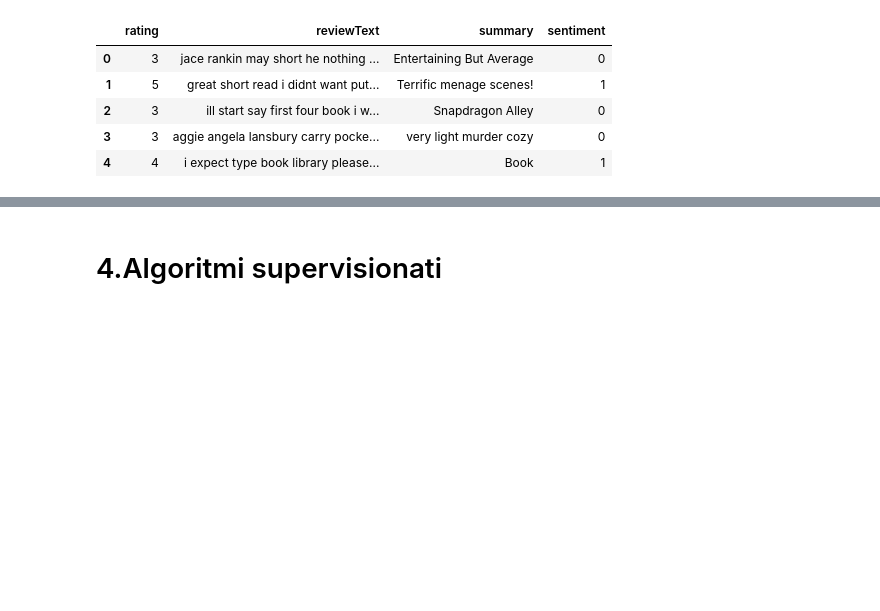
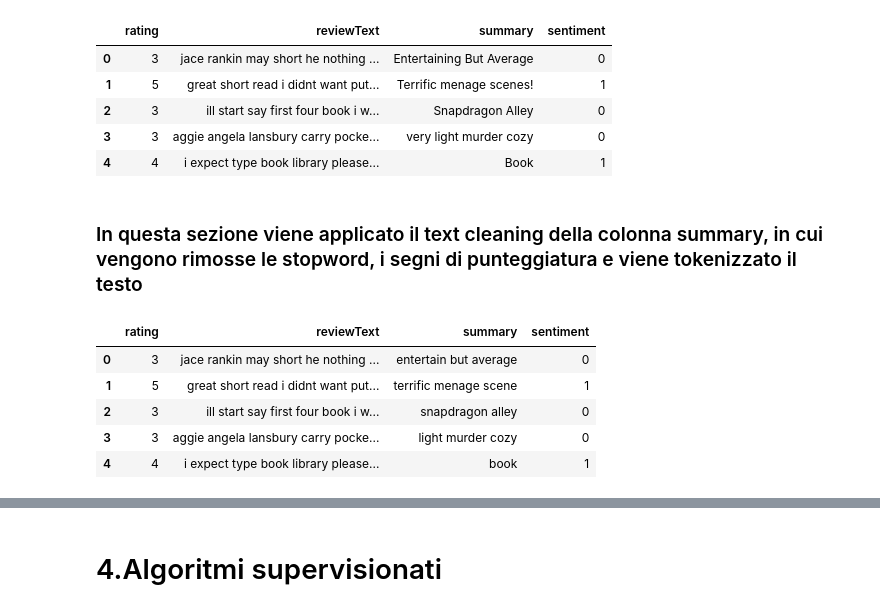
Before and after one commit to Ferru2000/SentimentAnalysis, a Jupyter notebook: Main.ipynb, the cells around one changed output, grey strips where cells are left out. Saved outputs shown, nothing was run; the diff lists cells and outputs as text; code cells hidden in the pictures; blank space fills up the shorter version.

```diff
--- a/Main.ipynb
+++ b/Main.ipynb
@@ -86,8 +86,8 @@ clean_dataset["reviewText"] = clean_dataset["reviewText"].apply(lambda text: Nat
 # rimozione delle stopword
 clean_dataset["reviewText"] = clean_dataset["reviewText"].apply(lambda text: NaturalLanguageProcessing.remove_stopwords(text))
 
-# lowering di ongni lettera
-clean_dataset = NaturalLanguageProcessing.text_lowerer(clean_dataset)
+# lowering di ogni lettera
+clean_dataset = NaturalLanguageProcessing.text_lowerer(clean_dataset, "reviewText")
 
 # lemmatizzazione delle parole
 clean_dataset["reviewText"] = clean_dataset["reviewText"].apply(lambda text: NaturalLanguageProcessing.lemmatize_words(text))
@@ -100,3 +100,26 @@ clean_dataset.head()
 | 2 | 3 | ill start say first four book i w... | Snapdragon Alley | 0 |
 | 3 | 3 | aggie angela lansbury carry pocke... | very light murder cozy | 0 |
 | 4 | 4 | i expect type book library please... | Book | 1 |
+# %% [markdown]
+### In questa sezione viene applicato il text cleaning della colonna summary, in cui vengono rimosse le stopword, i segni di punteggiatura e viene tokenizzato il testo
+# %%
+# rimozione dei segni di punteggiatura
+clean_dataset["summary"] = clean_dataset["summary"].apply(lambda text: NaturalLanguageProcessing.remove_punctuation(text))
+
+# rimozione delle stopword
+clean_dataset["summary"] = clean_dataset["summary"].apply(lambda text: NaturalLanguageProcessing.remove_stopwords(text))
+
+# lowering di ogni lettera
+clean_dataset = NaturalLanguageProcessing.text_lowerer(clean_dataset, "summary")
+
+# lemmatizzazione delle parole
+clean_dataset["summary"] = clean_dataset["summary"].apply(lambda text: NaturalLanguageProcessing.lemmatize_words(text))
+
+clean_dataset.head()
+# %% [output]
+|  | rating | reviewText | summary | sentiment |
+| 0 | 3 | jace rankin may short he nothing ... | entertain but average | 0 |
+| 1 | 5 | great short read i didnt want put... | terrific menage scene | 1 |
+| 2 | 3 | ill start say first four book i w... | snapdragon alley | 0 |
+| 3 | 3 | aggie angela lansbury carry pocke... | light murder cozy | 0 |
+| 4 | 4 | i expect type book library please... | book | 1 |
```
Also changed, not shown: parts of 8 cells of this notebook, 5 other files.
